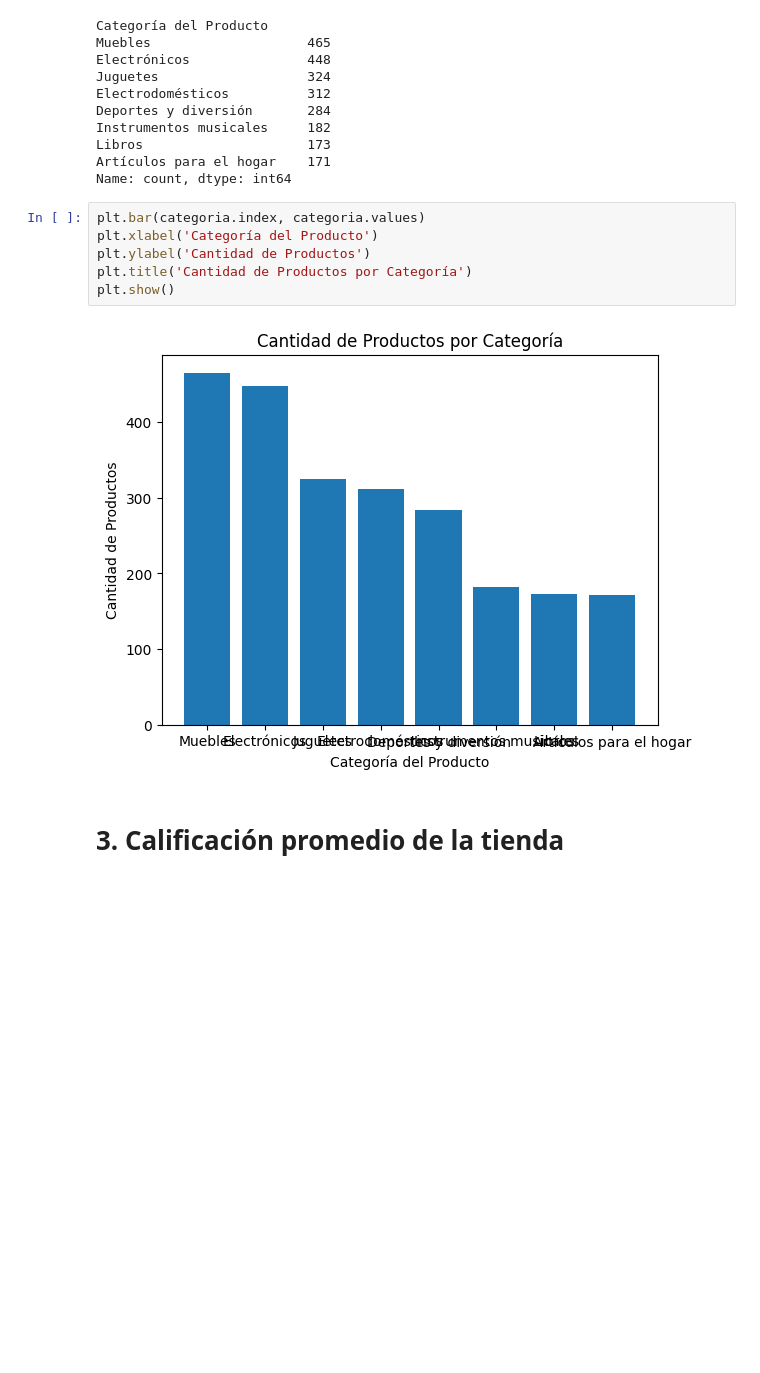
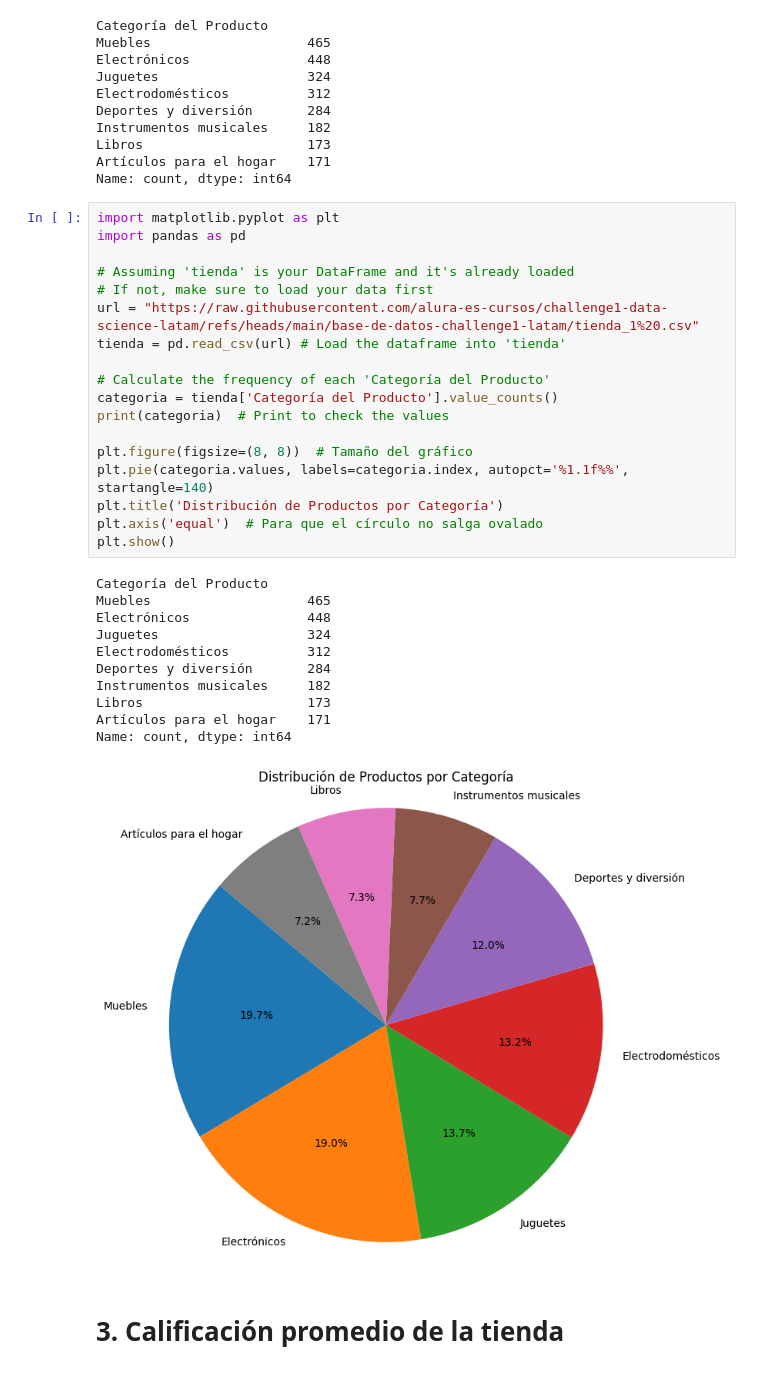
Before and after one commit to leriverah/challenge_alura_store, a Jupyter notebook: AluraStoreLatam.ipynb, the cells around one changed output. Drawn from its saved outputs; the diff is of its cells as text; blank space fills up the shorter version.

```diff
--- a/AluraStoreLatam.ipynb
+++ b/AluraStoreLatam.ipynb
@@ -83,14 +83,36 @@ Instrumentos musicales     182
 Libros                     173
 Artículos para el hogar    171
 Name: count, dtype: int64
-# %%
-plt.bar(categoria.index, categoria.values)
-plt.xlabel('Categoría del Producto')
-plt.ylabel('Cantidad de Productos')
-plt.title('Cantidad de Productos por Categoría')
-plt.show()
-# %% [output]
-[figure, removed]
+# %%
+import matplotlib.pyplot as plt
+import pandas as pd
+
+# Assuming 'tienda' is your DataFrame and it's already loaded
+# If not, make sure to load your data first
+url = "https://raw.githubusercontent.com/alura-es-cursos/challenge1-data-science-latam/refs/heads/main/base-de-datos-challenge1-latam/tienda_1%20.csv"
+tienda = pd.read_csv(url) # Load the dataframe into 'tienda'
+
+# Calculate the frequency of each 'Categoría del Producto'
+categoria = tienda['Categoría del Producto'].value_counts()
+print(categoria)  # Print to check the values
+
+plt.figure(figsize=(8, 8))  # Tamaño del gráfico
+plt.pie(categoria.values, labels=categoria.index, autopct='%1.1f%%', startangle=140)
+plt.title('Distribución de Productos por Categoría')
+plt.axis('equal')  # Para que el círculo no salga ovalado
+plt.show()
+# %% [output]
+Categoría del Producto
+Muebles                    465
+Electrónicos               448
+Juguetes                   324
+Electrodomésticos          312
+Deportes y diversión       284
+Instrumentos musicales     182
+Libros                     173
+Artículos para el hogar    171
+Name: count, dtype: int64
+[figure, added]
 # %% [markdown]
 # 3. Calificación promedio de la tienda
 # %%
```
